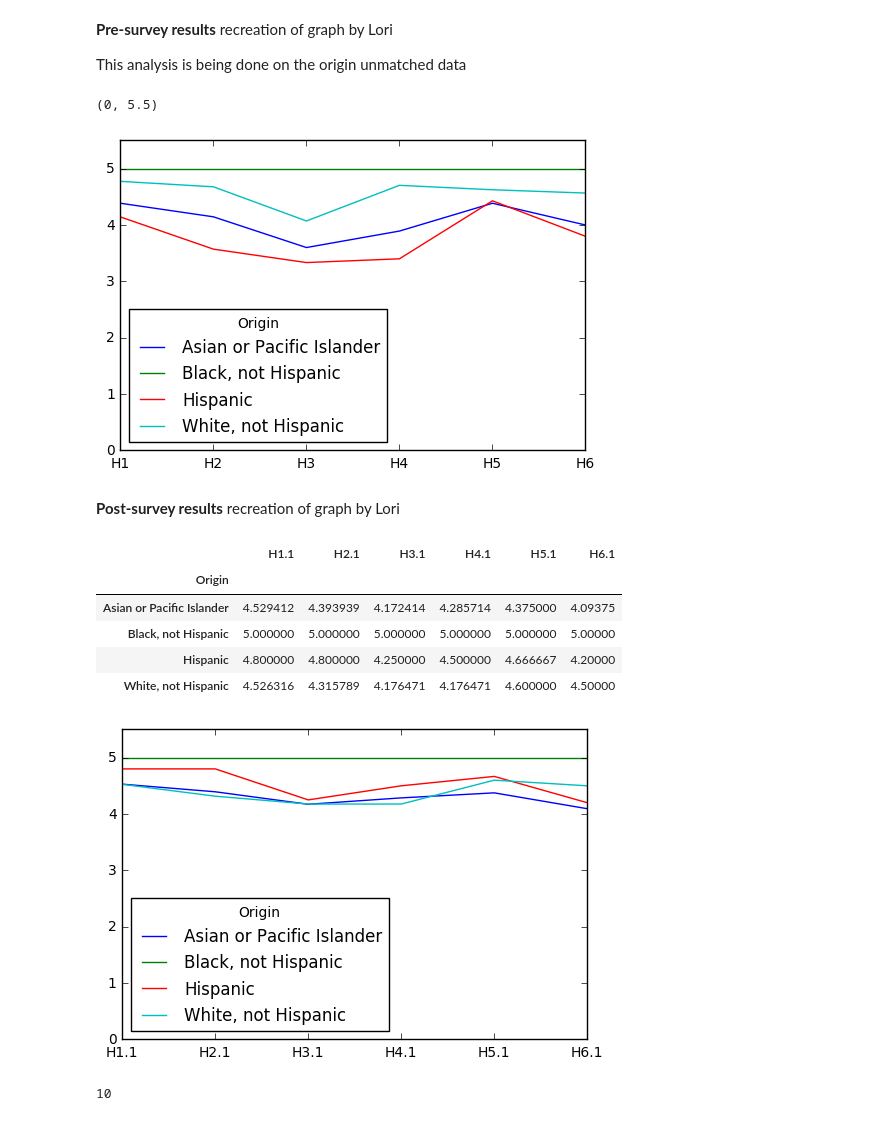
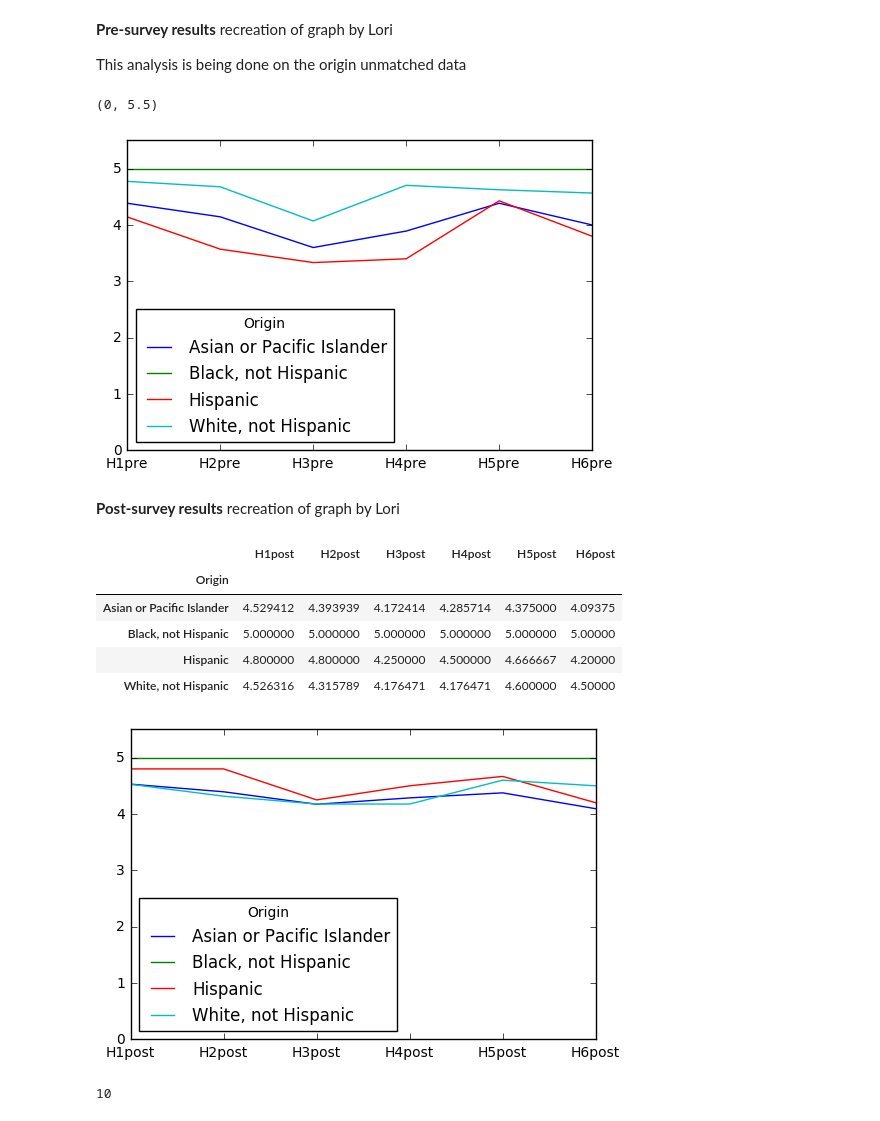
Before and after one commit to cmacdonell/hopper2016, a Jupyter notebook: Hopper_analysis.ipynb, the cells around one changed output. Cells and saved outputs as stored; diff of their text form; code cells hidden in the pictures.

```diff
--- a/Hopper_analysis.ipynb
+++ b/Hopper_analysis.ipynb
@@ -42,21 +57,21 @@ This analysis is being done on the origin unmatched data
 # %%
 df_all = pd.read_excel("Hopper 2016 - analysis.xls")
 #print(list(df_all))
 df_all = df_all.replace('DK',np.nan)
 
-pre_survey_race = df_all[['Origin','H1','H2','H3','H4','H5','H6']]
+pre_survey_race = df_all[['Origin','H1pre','H2pre','H3pre','H4pre','H5pre','H6pre']]
 means = pre_survey_race.groupby('Origin').mean()
 tp = means.transpose()
 ax = tp.plot.line()
 ax.set_ylim([0,5.5])
 # %% [output]
 (0, 5.5)
-[figure, old version]
+[figure, new version]
 # %% [markdown]
 **Post-survey results** recreation of graph by Lori
 # %%
 #print(list(df_all))
-post_survey_race = df_all[['Origin','H1.1','H2.1','H3.1','H4.1','H5.1','H6.1']]
+post_survey_race = df_all[['Origin','H1post','H2post','H3post','H4post','H5post','H6post']]
 post_survey_race = post_survey_race.replace('DK',np.nan)
 #pre_survey_racea
 means = post_survey_race.groupby('Origin').mean()
@@ -66,13 +81,13 @@ ax = tp.plot.line()
 ax.set_ylim([0,5.5])
 means
 # %% [output]
-|  | H1.1 | H2.1 | H3.1 | H4.1 | H5.1 | H6.1 |
+|  | H1post | H2post | H3post | H4post | H5post | H6post |
 | Origin |  |  |  |  |  |  |
 | Asian or Pacific Islander | 4.529412 | 4.393939 | 4.172414 | 4.285714 | 4.375000 | 4.09375 |
 | Black, not Hispanic | 5.000000 | 5.000000 | 5.000000 | 5.000000 | 5.000000 | 5.00000 |
 | Hispanic | 4.800000 | 4.800000 | 4.250000 | 4.500000 | 4.666667 | 4.20000 |
 | White, not Hispanic | 4.526316 | 4.315789 | 4.176471 | 4.176471 | 4.600000 | 4.50000 |
-[figure, old version]
+[figure, new version]
 # %%
 post_survey_race['Origin'][post_survey_race['Origin'] == 'Hispanic'].count()
 # %% [output]
```
Also changed, not shown: parts of 18 cells of this notebook.
